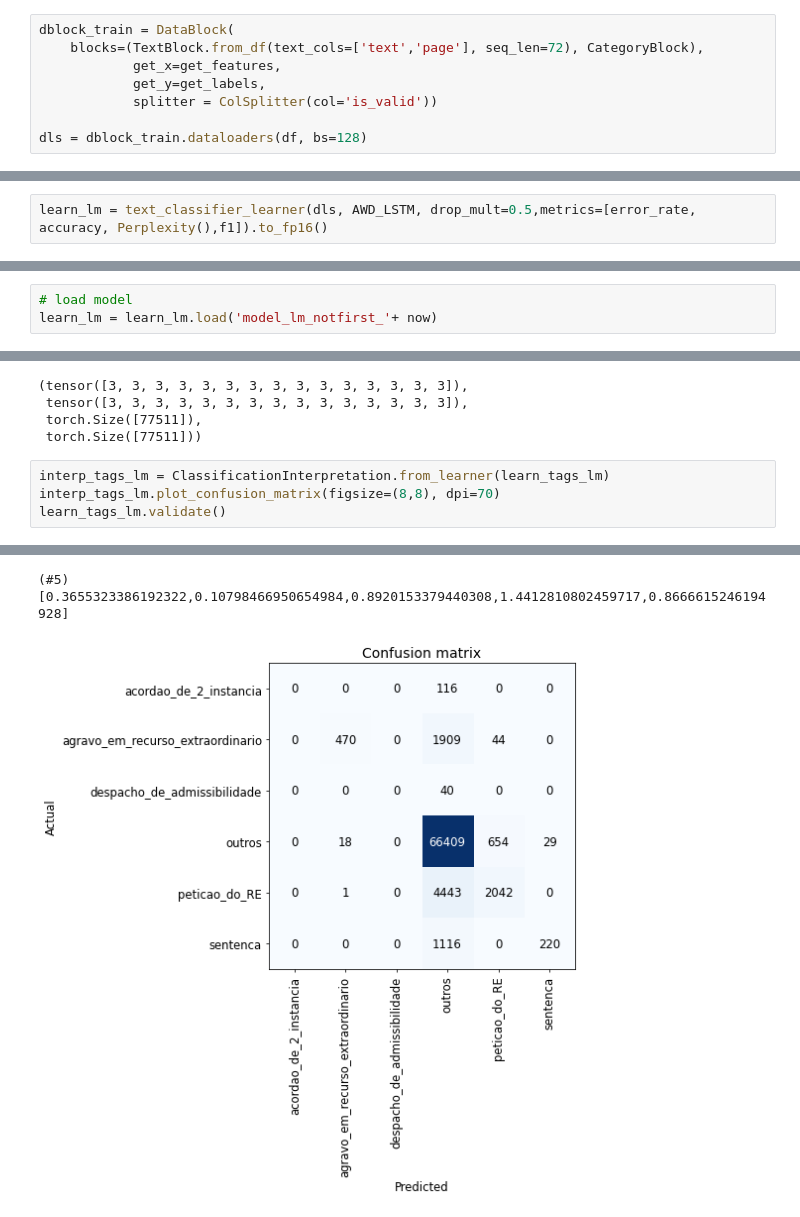
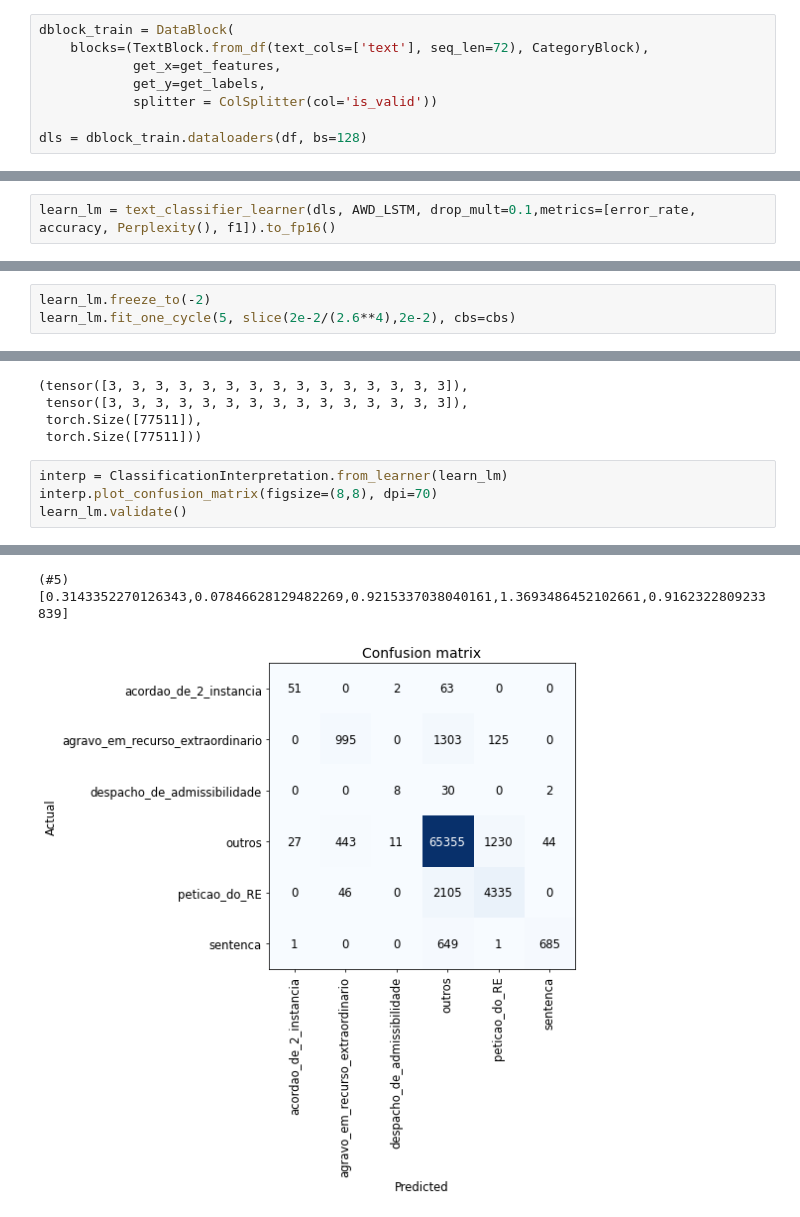
Before and after one commit to patriciamedyna/Classifier_page, a Jupyter notebook: ULMFiT_notfirstpage_victor.ipynb, the cells around one changed output, grey strips where cells are left out. Cells and saved outputs as stored; diff of their text form.

```diff
--- a/ULMFiT_notfirstpage_victor.ipynb
+++ b/ULMFiT_notfirstpage_victor.ipynb
@@ -232,7 +213,7 @@ df_train.keys(), df_train_tags.keys()
  Index(['page', 'label', 'text', 'is_valid'], dtype='object'))
 # %%
 dblock_train = DataBlock(
-    blocks=(TextBlock.from_df(text_cols=['text','page'], seq_len=72), CategoryBlock),
+    blocks=(TextBlock.from_df(text_cols=['text'], seq_len=72), CategoryBlock),
             get_x=get_features,
             get_y=get_labels,
             splitter = ColSplitter(col='is_valid'))
@@ -570,3 +607,3 @@ agravo_em_recurso_extraordinario     0.9720    0.1865    0.3130      2423
 # %%
-learn_lm = text_classifier_learner(dls, AWD_LSTM, drop_mult=0.5,metrics=[error_rate, accuracy, Perplexity(),f1]).to_fp16()
+learn_lm = text_classifier_learner(dls, AWD_LSTM, drop_mult=0.1,metrics=[error_rate, accuracy, Perplexity(), f1]).to_fp16()
 # %%
@@ -602,6 +635,3 @@ Path('models/model_tags_notfirst_2023-07-21-11:43:30.pth')
-# %%
-# load model
-learn_lm = learn_lm.load('model_lm_notfirst_'+ now)
 # %%
 test_dl = dloader_test.test_dl(df_test['text'])
 preds = learn_lm.get_preds(dl=test_dl, with_decoded=True)
@@ -682,0 +765,3 @@ preds_tags_lm = learn_tags_lm.get_preds(dl=test_dl, with_decoded=True)
+# %%
+learn_lm.freeze_to(-2)
+learn_lm.fit_one_cycle(5, slice(2e-2/(2.6**4),2e-2), cbs=cbs)
@@ -693,15 +792,15 @@ predictions[:15], y[:15], predictions.shape, y.shape
  torch.Size([77511]),
  torch.Size([77511]))
 # %%
-interp_tags_lm = ClassificationInterpretation.from_learner(learn_tags_lm)
-interp_tags_lm.plot_confusion_matrix(figsize=(8,8), dpi=70)
-learn_tags_lm.validate()
+interp = ClassificationInterpretation.from_learner(learn_lm)
+interp.plot_confusion_matrix(figsize=(8,8), dpi=70)
+learn_lm.validate()
 # %% [output]
 [interactive output not drawn]
 [interactive output not drawn]
 [interactive output not drawn]
-(#5) [0.3655323386192322,0.10798466950654984,0.8920153379440308,1.4412810802459717,0.8666615246194928]
+(#5) [0.3143352270126343,0.07846628129482269,0.9215337038040161,1.3693486452102661,0.9162322809233839]
-[figure, old version]
+[figure, new version]
 # %%
 print(classification_report(y, predictions, target_names=target_names,digits=4))
 print(accuracy_score(y, predictions))
```
Also changed, not shown: parts of 117 cells of this notebook.
